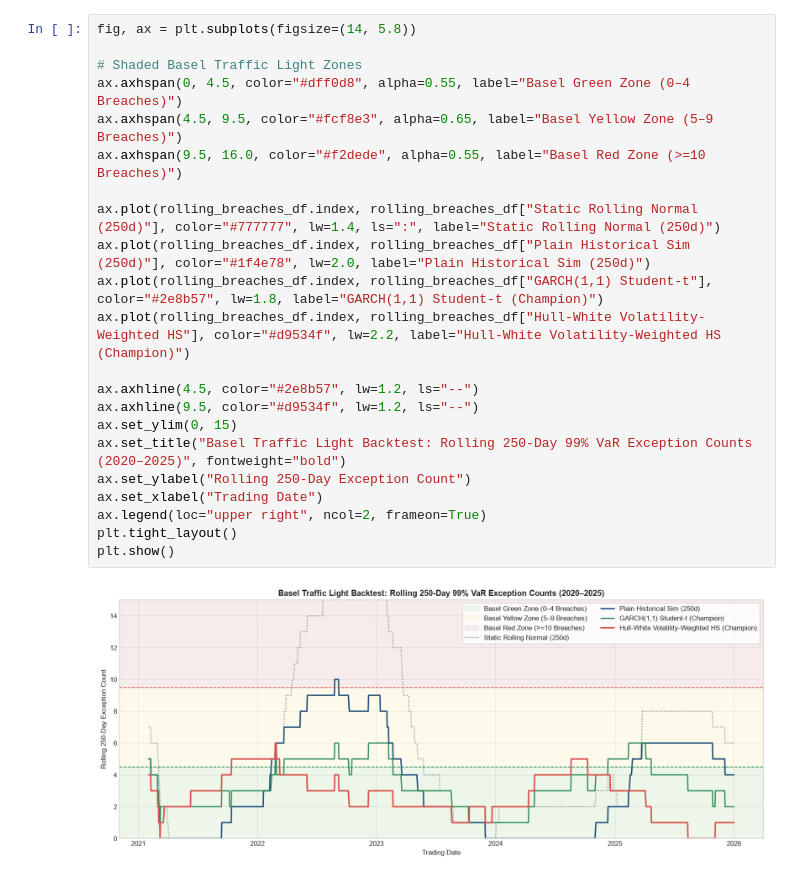
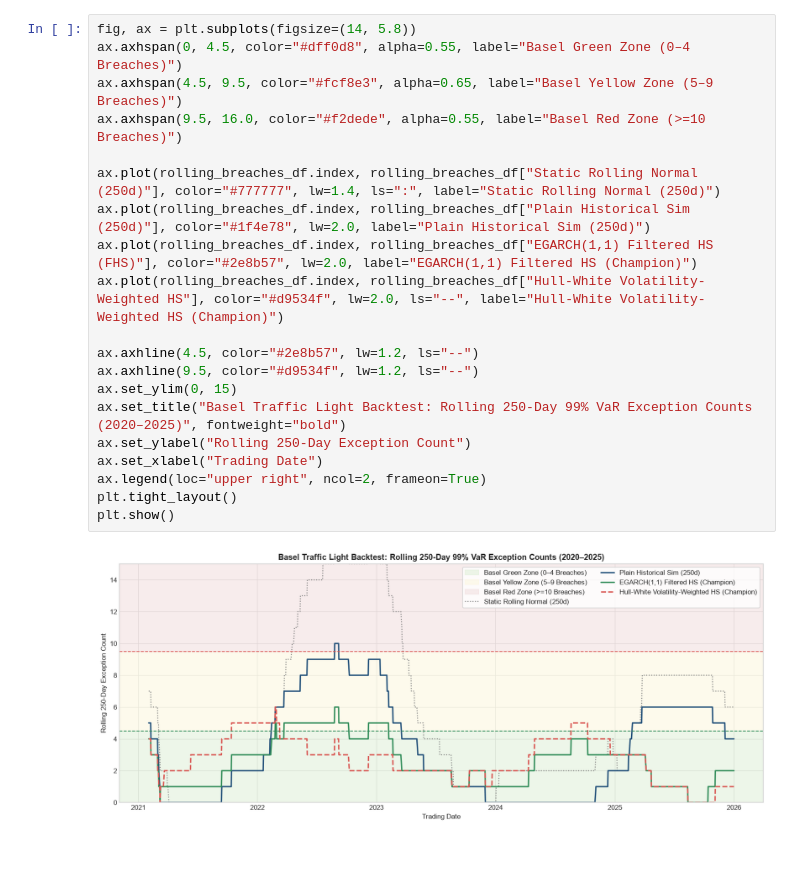
Before and after one commit to MukundAnkit/market_risk_modelling, a Jupyter notebook: notebooks/03_model_backtesting_and_validation.ipynb, the cells around one changed output. Saved outputs shown, nothing was run; the diff lists cells and outputs as text.

```diff
--- a/notebooks/03_model_backtesting_and_validation.ipynb
+++ b/notebooks/03_model_backtesting_and_validation.ipynb
@@ -92,24 +60,22 @@ Under the Basel market risk framework, internal models are evaluated over rollin
 # %%
 fig, ax = plt.subplots(figsize=(14, 5.8))
-
-# Shaded Basel Traffic Light Zones
 ax.axhspan(0, 4.5, color="#dff0d8", alpha=0.55, label="Basel Green Zone (0–4 Breaches)")
 ax.axhspan(4.5, 9.5, color="#fcf8e3", alpha=0.65, label="Basel Yellow Zone (5–9 Breaches)")
 ax.axhspan(9.5, 16.0, color="#f2dede", alpha=0.55, label="Basel Red Zone (>=10 Breaches)")
 
 ax.plot(rolling_breaches_df.index, rolling_breaches_df["Static Rolling Normal (250d)"], color="#777777", lw=1.4, ls=":", label="Static Rolling Normal (250d)")
 ax.plot(rolling_breaches_df.index, rolling_breaches_df["Plain Historical Sim (250d)"], color="#1f4e78", lw=2.0, label="Plain Historical Sim (250d)")
-ax.plot(rolling_breaches_df.index, rolling_breaches_df["GARCH(1,1) Student-t"], color="#2e8b57", lw=1.8, label="GARCH(1,1) Student-t (Champion)")
-ax.plot(rolling_breaches_df.index, rolling_breaches_df["Hull-White Volatility-Weighted HS"], color="#d9534f", lw=2.2, label="Hull-White Volatility-Weighted HS (Champion)")
+ax.plot(rolling_breaches_df.index, rolling_breaches_df["EGARCH(1,1) Filtered HS (FHS)"], color="#2e8b57", lw=2.0, label="EGARCH(1,1) Filtered HS (Champion)")
+ax.plot(rolling_breaches_df.index, rolling_breaches_df["Hull-White Volatility-Weighted HS"], color="#d9534f", lw=2.0, ls="--", label="Hull-White Volatility-Weighted HS (Champion)")
 
 ax.axhline(4.5, color="#2e8b57", lw=1.2, ls="--")
 ax.axhline(9.5, color="#d9534f", lw=1.2, ls="--")
 ax.set_ylim(0, 15)
 ax.set_title("Basel Traffic Light Backtest: Rolling 250-Day 99% VaR Exception Counts (2020–2025)", fontweight="bold")
 ax.set_ylabel("Rolling 250-Day Exception Count")
 ax.set_xlabel("Trading Date")
 ax.legend(loc="upper right", ncol=2, frameon=True)
 plt.tight_layout()
 plt.show()
 # %% [output]
-[figure, old version]
+[figure, new version]
```
Also changed, not shown: parts of 7 cells of this notebook, 18 other files.
